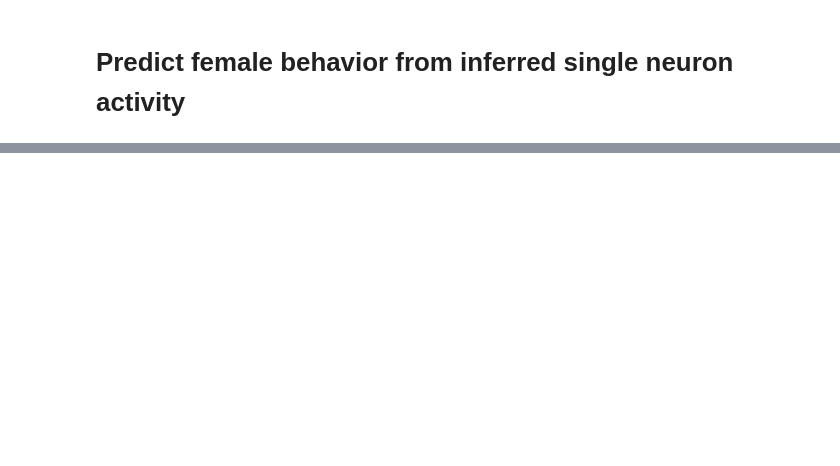
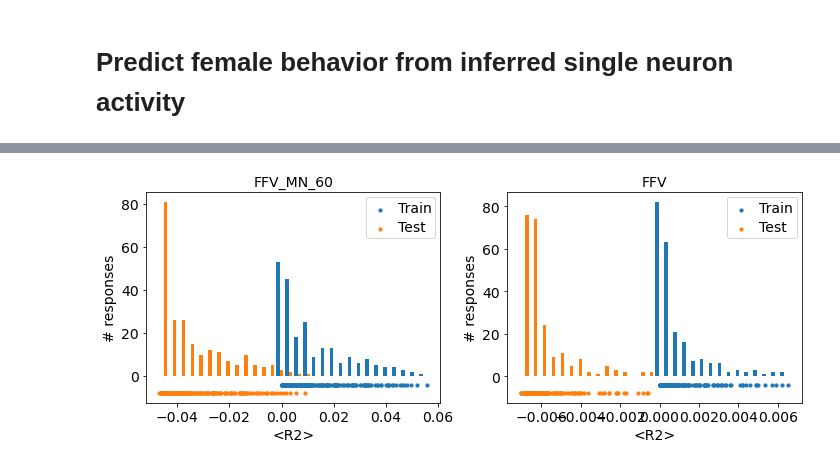
Before and after one commit to rkp8000/inferring-neural-codes, a Jupyter notebook: 5_G_fit_ffv_smooth_baker_single.ipynb, the cells around one changed output, grey strips where cells are left out. Cells and saved outputs as stored; diff of their text form; code cells hidden in the pictures; blank space fills up the shorter version.

```diff
--- a/5_G_fit_ffv_smooth_baker_single.ipynb
+++ b/5_G_fit_ffv_smooth_baker_single.ipynb
@@ -105,0 +232,95 @@ Max test R2: -0.06808948603942107
+# %%
+%reset -f
+%matplotlib inline
+import matplotlib.gridspec as gridspec
+import matplotlib.pyplot as plt
+import numpy as np
+import pandas as pd
+from scipy import stats
+from sklearn import linear_model
+import sys
+
+from disp import set_plot
+from my_torch import skl_fit_lin_single
+
+cc = np.concatenate
+
+STRAINS = ['NM91', 'ZH23']
+PTRAIN = .8
+NSPLIT = 30
+
+NRL_MDL = 'lin'  # linear neural model
+# NRL_MDL = 'ln'  # lin-nonlinear neural model
+# NRL_MDL = 'dyn'  # dynamical neural model
+
+TARGS = ['FFV_MN_60', 'FFV']
+
+FIT_LIN = skl_fit_lin_single
+
+
+FSTRAIN = 'data/simple/strains.csv'
+FBAKER_FIT_PARAM = f'data/simple/neur/baker_{NRL_MDL}_fit_param.csv'
+
+FPFX_NEUR_BHV = f'data/simple/mlv/neur_basic/baker_{NRL_MDL}/mlv_baker_{NRL_MDL}'
+FPFX_BHV_XTD = f'data/simple/behav_xtd/behav_xtd'
+
+FSAVE = f'data/simple/mlv/neur_basic/baker_{NRL_MDL}_{"_".join(STRAINS).lower()}_{TARGS[0].lower()}.npy'
+
+DFBAKER_FIT_PARAM = pd.read_csv(FBAKER_FIT_PARAM)
+R_COLS_USE = [f'R_{ir}' for ir in DFBAKER_FIT_PARAM.EXPT_ID]
+
+MSTRAINS = [(pd.read_csv(FSTRAIN)['STRAIN'] == strain) for strain in STRAINS]
+MSTRAIN = np.any(MSTRAINS, axis=0)
+ISTRAIN = MSTRAIN.nonzero()[0]
+
+NTR = MSTRAIN.sum()
+NTRAIN = int(round(PTRAIN*NTR))
+
+
+r2s_train = {targ: np.nan * np.zeros((NSPLIT, len(R_COLS_USE))) for targ in TARGS}
+r2s_test = {targ: np.nan * np.zeros((NSPLIT, len(R_COLS_USE))) for targ in TARGS}
+
+for csplit in range(NSPLIT):
+    print(f'Split {csplit}')
+    irnd = np.random.permutation(NTR)
+    idxs_train = ISTRAIN[irnd[:NTRAIN]]
+    idxs_test = ISTRAIN[irnd[NTRAIN:]]
+
+    rslt = skl_fit_lin_single([FPFX_NEUR_BHV, FPFX_BHV_XTD], R_COLS_USE, TARGS, idxs_train, idxs_test, progress=True)
+
+    for targ in TARGS:
+        r2s_train[targ][csplit, :] = rslt.r2_train[targ]
+        r2s_test[targ][csplit, :] = rslt.r2_test[targ]
+
+    sys.stdout.write('\n')
+
+# save r2, weights, and example predictions
+save_data = {
+    'r2s_train': r2s_train,
+    'r2s_test': r2s_test,
+    'ntr': NTR,
+    'nsplit': NSPLIT,
+}
+
+np.save(FSAVE, np.array([save_data]))
+
+
+data = np.load(FSAVE, allow_pickle=True)[0]
+
+fig, axs = plt.subplots(1, 2, figsize=(10, 4), tight_layout=True)
+
+for targ, ax in zip(TARGS, axs):
+    r2_train_means = data['r2s_train'][targ].mean(axis=0)
+    r2_test_means = data['r2s_test'][targ].mean(axis=0)
+
+    ax.hist(np.transpose([r2_train_means, r2_test_means]), bins=30)
+    ax.scatter(r2_train_means, -4*np.ones(len(r2_train_means)), s=10)
+    ax.scatter(r2_test_means, -8*np.ones(len(r2_test_means)), s=10)
+    ax.set_title(targ)
+    ax.legend(['Train', 'Test'])
+
+    set_plot(ax, x_label='<R2>', y_label='# responses', font_size=14)
+
+    print('Max train R2:', np.nanmax(r2_train_means))
+    print('Max test R2:', np.nanmax(r2_test_means))
+# %% [output]
@@ -105,0 +344 @@ Max test R2: -0.06808948603942107
+[figure, added]
```
Also changed, not shown: parts of 6 cells of this notebook.
